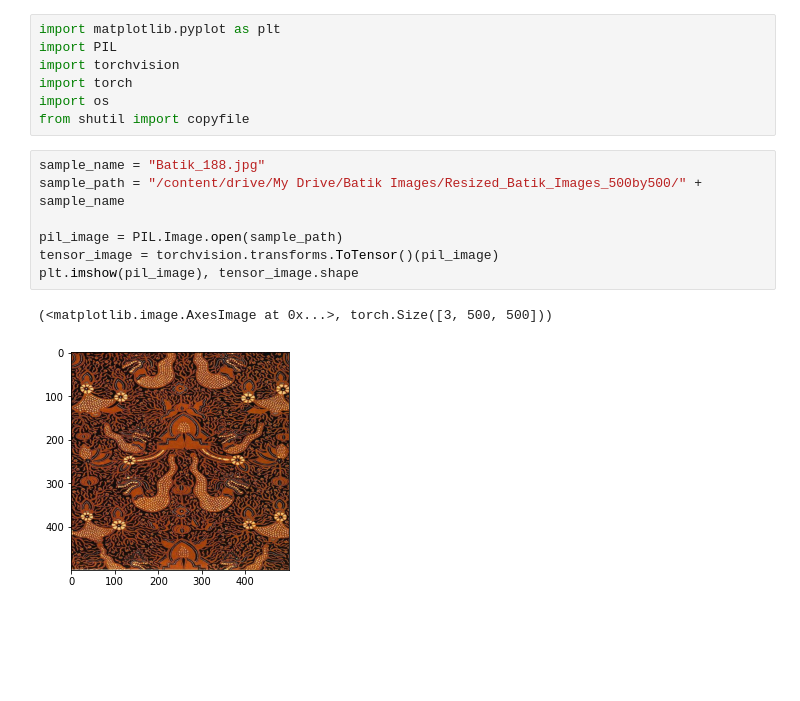
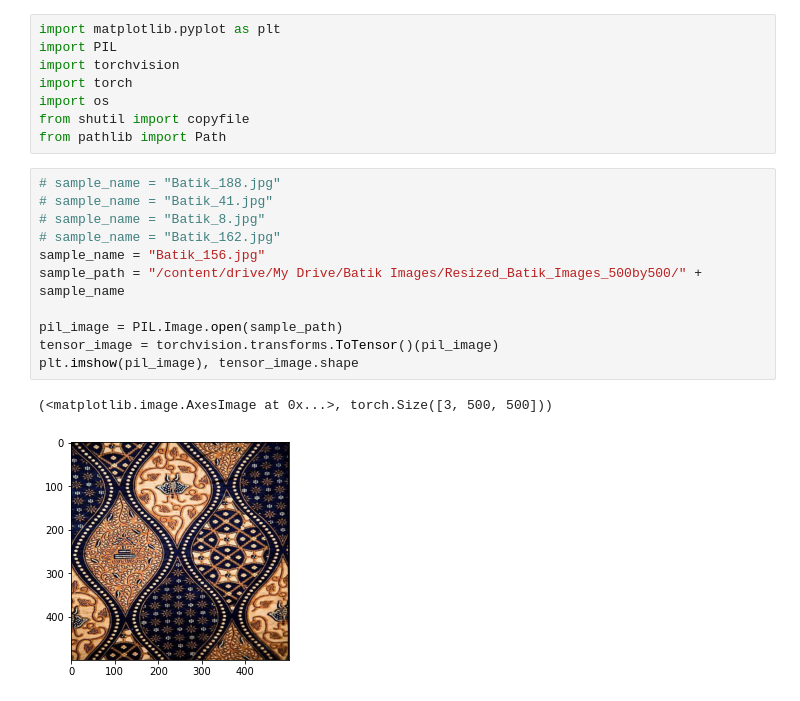
Before and after one commit to Archangel212/ConSinGAN, a Jupyter notebook: ConSinGAN.ipynb, the cells around one changed output. Saved outputs shown, nothing was run; the diff lists cells and outputs as text; blank space fills up the shorter version.

```diff
--- a/ConSinGAN.ipynb
+++ b/ConSinGAN.ipynb
@@ -33,16 +31,21 @@ import torchvision
 import torch
 import os
 from shutil import copyfile
+from pathlib import Path
 # %%
-sample_name = "Batik_188.jpg"
+# sample_name = "Batik_188.jpg"
+# sample_name = "Batik_41.jpg"
+# sample_name = "Batik_8.jpg"
+# sample_name = "Batik_162.jpg"
+sample_name = "Batik_156.jpg"
 sample_path = "/content/drive/My Drive/Batik Images/Resized_Batik_Images_500by500/" + sample_name
 
 pil_image = PIL.Image.open(sample_path)
 tensor_image = torchvision.transforms.ToTensor()(pil_image)
 plt.imshow(pil_image), tensor_image.shape
 # %% [output]
 (<matplotlib.image.AxesImage at 0x...>, torch.Size([3, 500, 500]))
-[figure, old version]
+[figure, new version]
 # %%
 copyfile(sample_path,"/content/ConSinGAN/Images/Generation/" + sample_name )
 %cd /content/ConSinGAN
```
Also changed, not shown: parts of 7 cells of this notebook.
